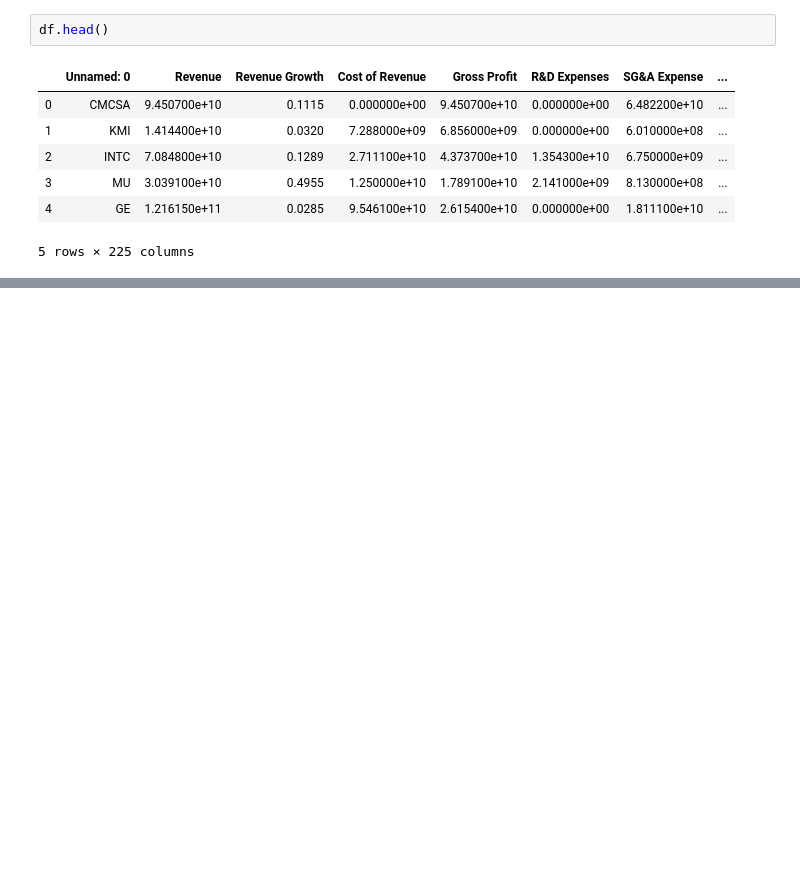
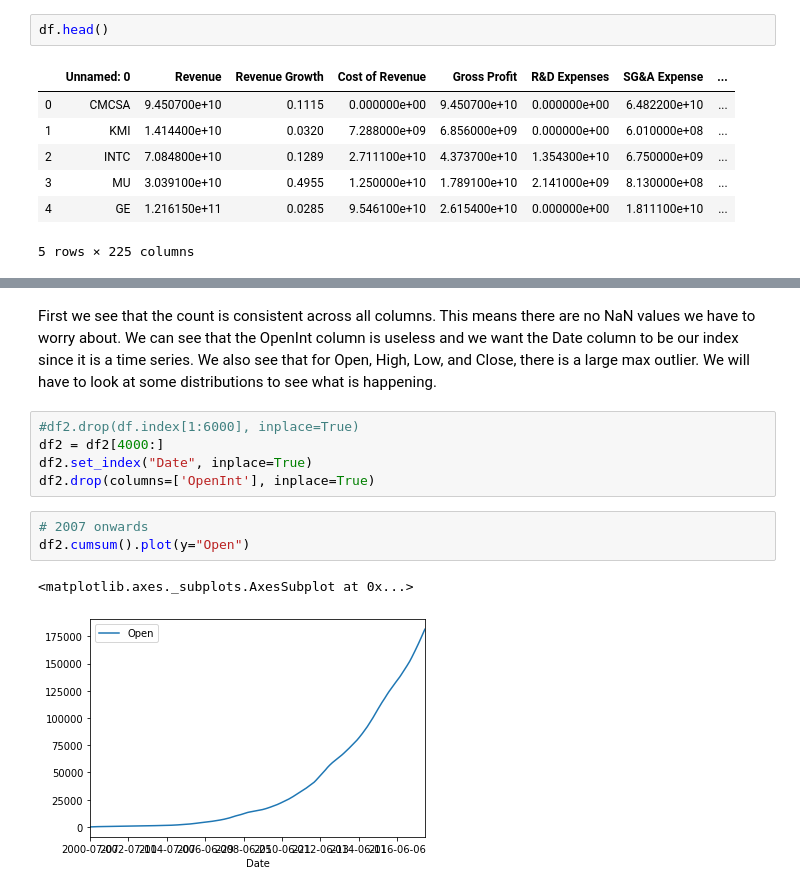
Before and after one commit to WafflesAreFriends/CPSC-4310-Stocks, a Jupyter notebook: DAP2/data_cleaning.ipynb, the cells around one changed output, grey strips where cells are left out. Saved outputs shown, nothing was run; the diff lists cells and outputs as text; blank space fills up the shorter version.

```diff
--- a/DAP2/data_cleaning.ipynb
+++ b/DAP2/data_cleaning.ipynb
@@ -75,0 +177,13 @@ df.plot(x="Revenue", y="Gross Profit", style='o')
+# %% [markdown]
+First we see that the count is consistent across all columns. This means there are no NaN values we have to worry about. We can see that the OpenInt column is useless and we want the Date column to be our index since it is a time series. We also see that for Open, High, Low, and Close, there is a large max outlier. We will have to look at some distributions to see what is happening.
+# %%
+#df2.drop(df.index[1:6000], inplace=True)
+df2 = df2[4000:]
+df2.set_index("Date", inplace=True)
+df2.drop(columns=['OpenInt'], inplace=True)
+# %%
+# 2007 onwards
+df2.cumsum().plot(y="Open")
+# %% [output]
+<matplotlib.axes._subplots.AxesSubplot at 0x...>
+[figure, added]
```
Also changed, not shown: parts of 26 cells of this notebook.
